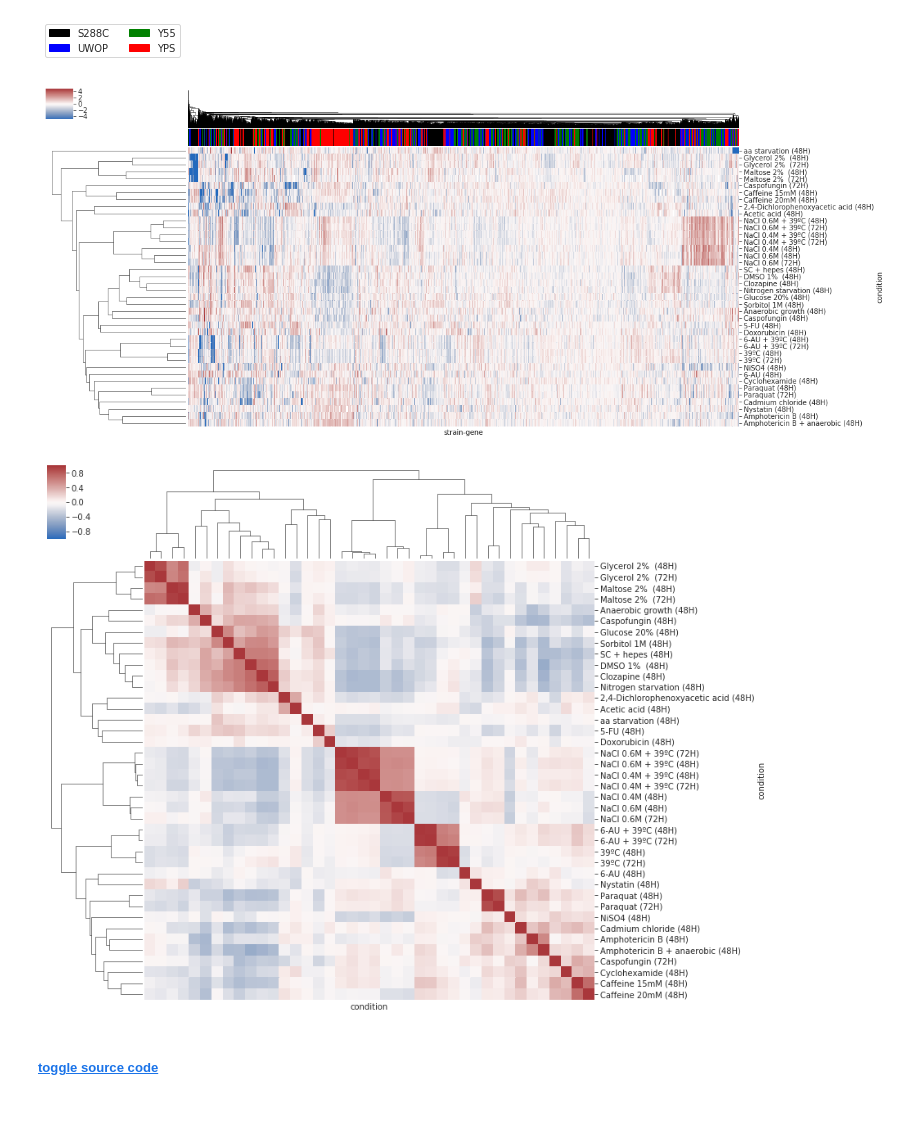
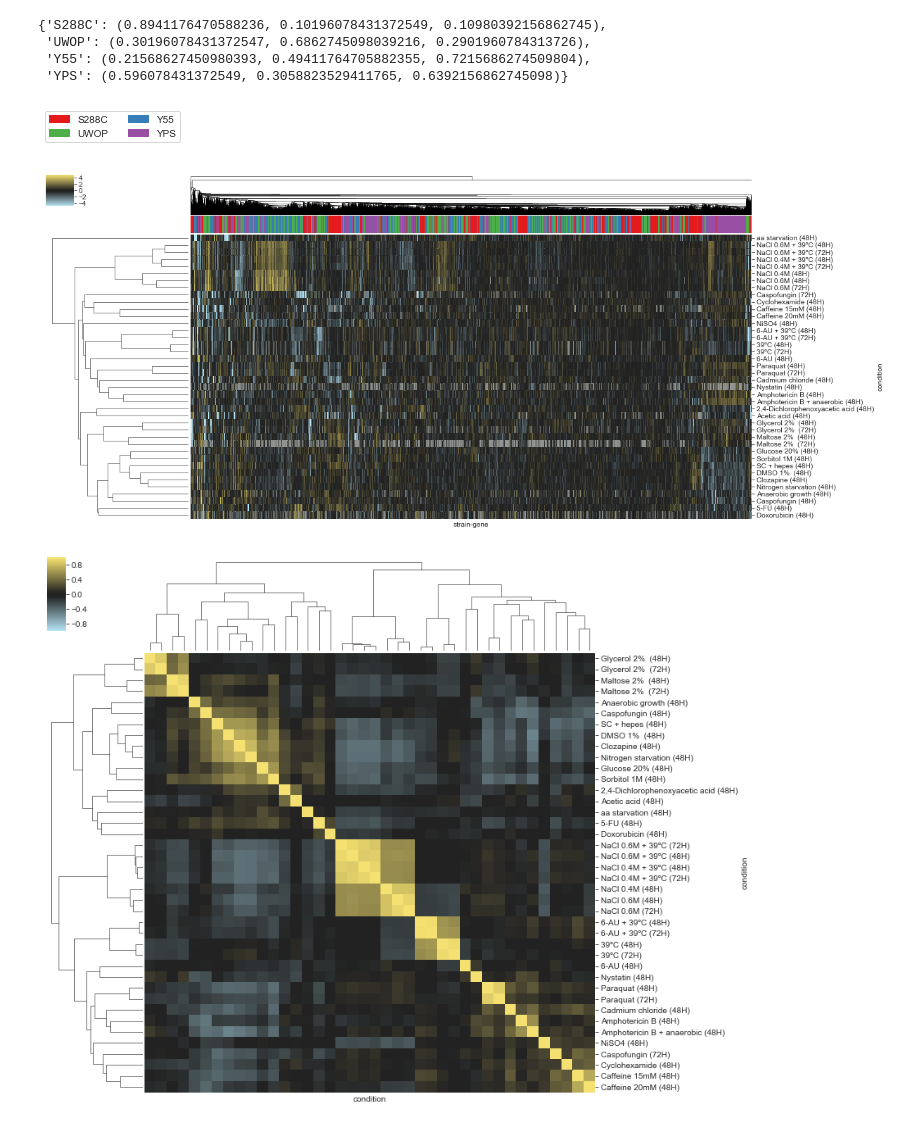
Before and after one commit to mgalardini/2018koyeast, a Jupyter notebook: notebooks/heatmaps.ipynb, the cells around one changed output. Drawn from its saved outputs; the diff is of its cells as text; code cells hidden in the pictures.

Commit message:
Making nicer figures (1/N)

```diff
--- a/notebooks/heatmaps.ipynb
+++ b/notebooks/heatmaps.ipynb
@@ -26,14 +23,36 @@ p = m.pivot_table(index=['strain', 'gene'],
+# %%
+m = pd.read_table(scores, index_col=[0, 2]).sort_index()
+genes = None
+for s in {x[0] for x in m.index}:
+    gs = {x for x in m.loc[s].index}
+    if genes is None:
+        genes = gs
+    else:
+        genes = genes.intersection(gs)
+genes = sorted(genes)
+m = m.loc[(slice(None), genes),]
+p = m.pivot_table(index=['strain', 'gene'],
+                  columns='condition',
+                  values='score')
 # %%
 c = p.copy(deep=True)
 c[np.isnan(c)] = 0.
 rl = fst.linkage(c, method='average')
 cl = fst.linkage(c.T, method='average')
-cmap = plt.get_cmap('vlag')
-cmap.set_bad('green')
+cmap = sns.diverging_palette(217, 76, l=89, n=100, center="dark", as_cmap=True)
+cmap.set_bad(sns.xkcd_rgb['grey'], alpha=0.55)
 # %%
-strains = {x[0] for x in p.index}
+strains = ['S288C', 'Y55',
+           'UWOP', 'YPS']
 cstrains = {x: c
-            for x, c in zip(strains, ['red', 'blue', 'green', 'black'])}
+            for x, c in zip(strains, sns.color_palette('Set1', len(strains)))}
+# %%
+cstrains
+# %% [output]
+{'S288C': (0.8941176470588236, 0.10196078431372549, 0.10980392156862745),
+ 'UWOP': (0.30196078431372547, 0.6862745098039216, 0.2901960784313726),
+ 'Y55': (0.21568627450980393, 0.49411764705882355, 0.7215686274509804),
+ 'YPS': (0.596078431372549, 0.3058823529411765, 0.6392156862745098)}
 # %%
 plt.figure(figsize=(2, 0.5))
 
@@ -42,38 +61,37 @@ for k, v in sorted(cstrains.items(), key=lambda x: x[0]):
     handles.append(patches.Patch(color=v, label=k))
 
 plt.legend(handles=handles, ncol=int(len(handles)/2),
-           loc='center')
+           loc='center',
+           title='Strains')
 plt.yticks([])
 plt.xticks([])
 sns.despine(left=True,
             bottom=True)
+plt.savefig('strains_legend.png', dpi=300, bbox_inches='tight')
+plt.savefig('strains_legend.svg', dpi=300, bbox_inches='tight')
 # %% [output]
-[figure, old version]
+[figure, new version]
 # %%
 mclust = sns.clustermap(p.T,
                         cmap=cmap,
-                        center=0,
                         vmax=5,
                         vmin=-5,
                         xticklabels=False,
                         yticklabels=True,
                         row_linkage=cl,
                         col_linkage=rl,
                         figsize=(18, 9),
                         col_colors=[cstrains[x[0]]
                                     for x in p.index]);
 # %% [output]
-[figure, old version]
+[figure, new version]
 # %%
 mclust = sns.clustermap(p.corr(),
                         cmap=cmap,
-                        center=0,
                         vmax=1,
                         vmin=-1,
                         xticklabels=False,
                         yticklabels=True,
                         figsize=(12, 12));
 # %% [output]
-[figure, old version]
+[figure, new version]
-# %% [markdown]
-<h5><a href="javascript:toggle()" target="_self">toggle source code</a></h5>
```
Also changed, not shown: parts of 6 cells of this notebook, 1 other file.
